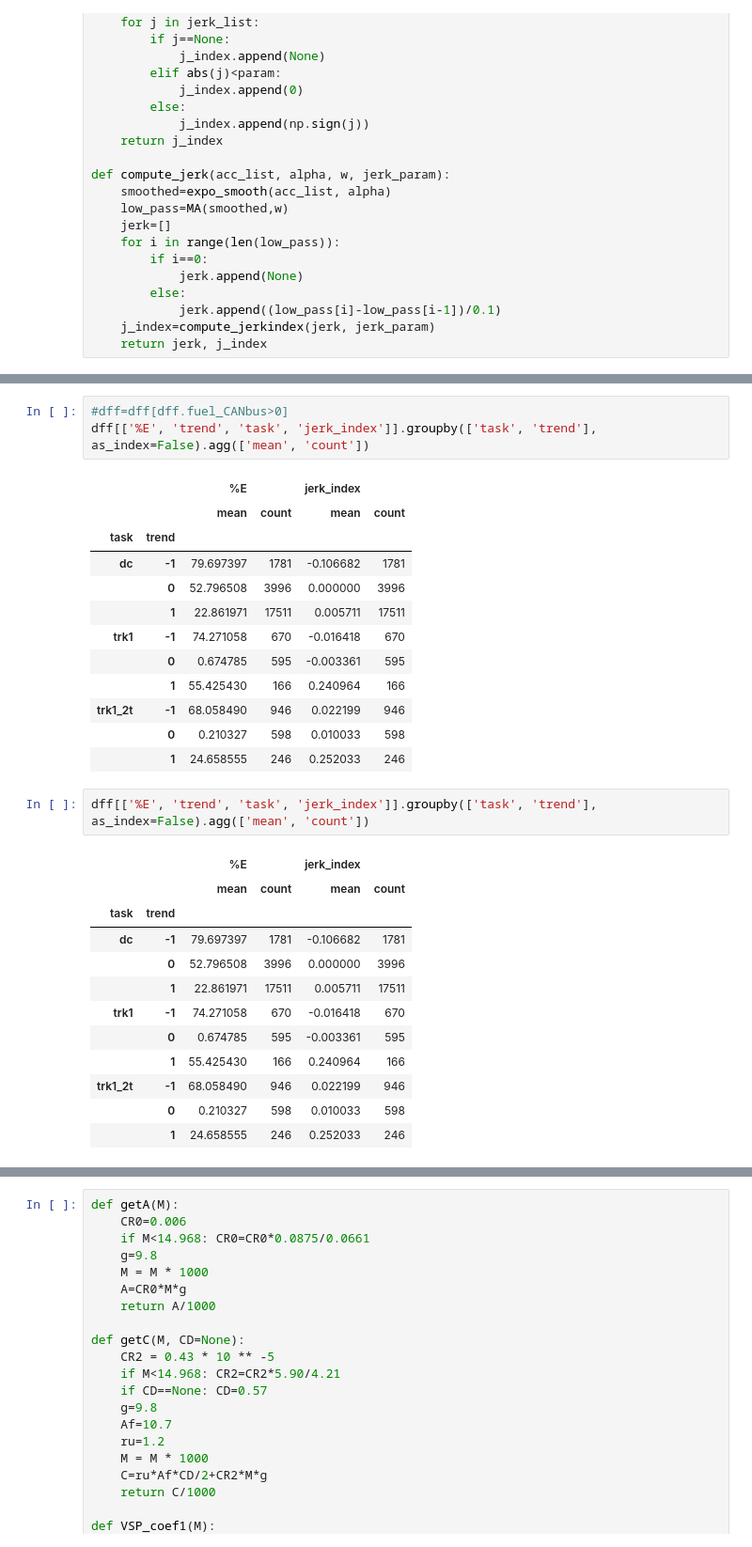
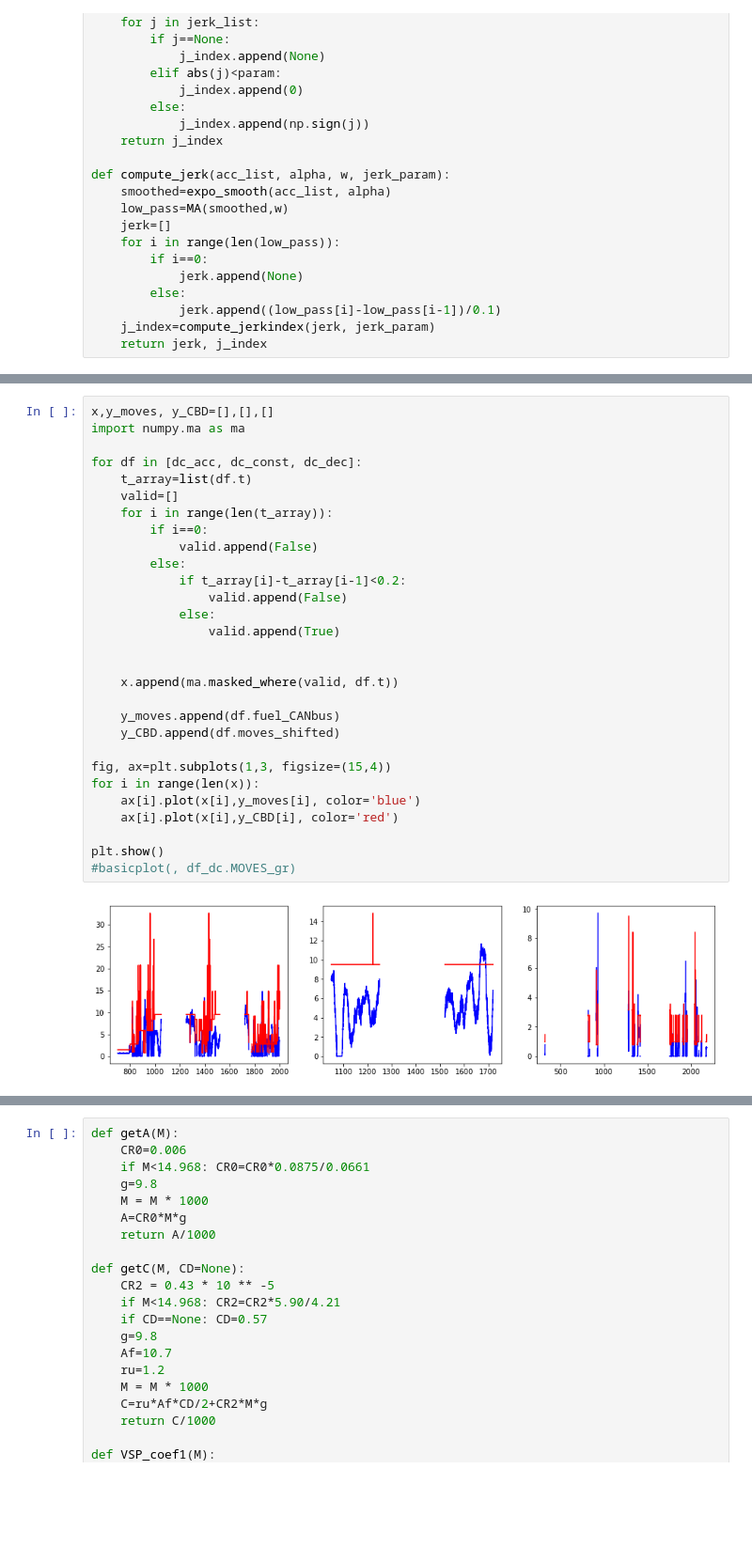
Before and after one commit to haniramezani/prepare-fuel-data, a Jupyter notebook: DC.ipynb, the cells around one changed output, grey strips where cells are left out. Shown at 94% size. Saved outputs shown, nothing was run; the diff lists cells and outputs as text; blank space fills up the shorter version.

```diff
--- a/DC.ipynb
+++ b/DC.ipynb
@@ -235,31 +176,31 @@ def plot_fuel_data(df,df_, title):
-# %%
-#dff=dff[dff.fuel_CANbus>0]
-dff[['%E', 'trend', 'task', 'jerk_index']].groupby(['task', 'trend'], as_index=False).agg(['mean', 'count'])
-# %% [output]
-|  |  | %E |  | jerk_index |  |
-|  |  | mean | count | mean | count |
-| task | trend |  |  |  |  |
-| dc | -1 | 79.697397 | 1781 | -0.106682 | 1781 |
-|  | 0 | 52.796508 | 3996 | 0.000000 | 3996 |
-|  | 1 | 22.861971 | 17511 | 0.005711 | 17511 |
-| trk1 | -1 | 74.271058 | 670 | -0.016418 | 670 |
-|  | 0 | 0.674785 | 595 | -0.003361 | 595 |
-|  | 1 | 55.425430 | 166 | 0.240964 | 166 |
-| trk1_2t | -1 | 68.058490 | 946 | 0.022199 | 946 |
-|  | 0 | 0.210327 | 598 | 0.010033 | 598 |
-|  | 1 | 24.658555 | 246 | 0.252033 | 246 |
-# %%
-dff[['%E', 'trend', 'task', 'jerk_index']].groupby(['task', 'trend'], as_index=False).agg(['mean', 'count'])
-# %% [output]
-|  |  | %E |  | jerk_index |  |
-|  |  | mean | count | mean | count |
-| task | trend |  |  |  |  |
-| dc | -1 | 79.697397 | 1781 | -0.106682 | 1781 |
-|  | 0 | 52.796508 | 3996 | 0.000000 | 3996 |
-|  | 1 | 22.861971 | 17511 | 0.005711 | 17511 |
-| trk1 | -1 | 74.271058 | 670 | -0.016418 | 670 |
-|  | 0 | 0.674785 | 595 | -0.003361 | 595 |
-|  | 1 | 55.425430 | 166 | 0.240964 | 166 |
-| trk1_2t | -1 | 68.058490 | 946 | 0.022199 | 946 |
-|  | 0 | 0.210327 | 598 | 0.010033 | 598 |
-|  | 1 | 24.658555 | 246 | 0.252033 | 246 |
+# %%
+x,y_moves, y_CBD=[],[],[]
+import numpy.ma as ma
+
+for df in [dc_acc, dc_const, dc_dec]:
+    t_array=list(df.t)
+    valid=[]
+    for i in range(len(t_array)):
+        if i==0:
+            valid.append(False)
+        else:
+            if t_array[i]-t_array[i-1]<0.2:
+                valid.append(False)
+            else:
+                valid.append(True)
+
+
+    x.append(ma.masked_where(valid, df.t))
+
+    y_moves.append(df.fuel_CANbus)
+    y_CBD.append(df.moves_shifted)
+
+fig, ax=plt.subplots(1,3, figsize=(15,4))
+for i in range(len(x)):
+    ax[i].plot(x[i],y_moves[i], color='blue')
+    ax[i].plot(x[i],y_CBD[i], color='red')
+
+plt.show()
+#basicplot(, df_dc.MOVES_gr)
+# %% [output]
+[figure, added]
```
Also changed, not shown: parts of 17 cells of this notebook.
